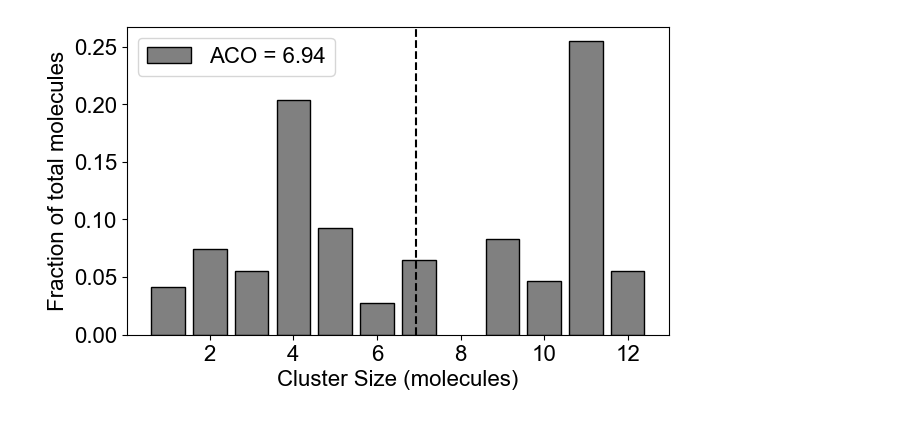
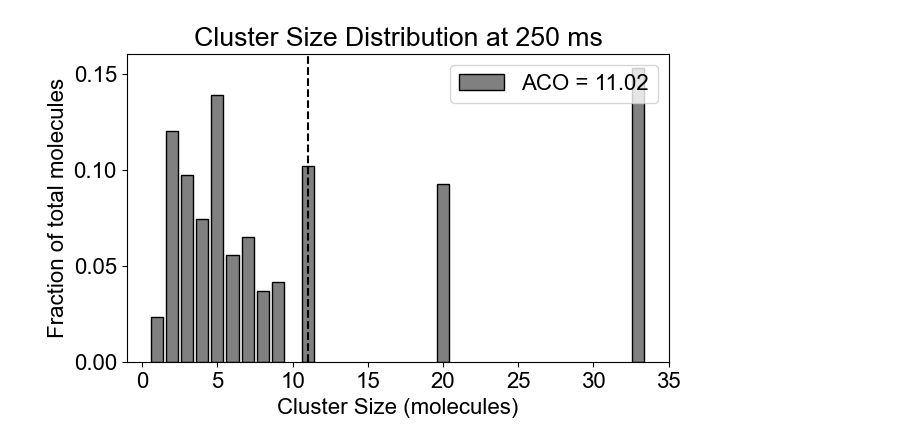
Before and after one commit to MolClustPy/SpringSaLaD-Python-Viz, a Jupyter notebook: histogram.ipynb, the cells around one changed output. Drawn from its saved outputs; the diff is of its cells as text; code cells hidden in the pictures.

```diff
--- a/histogram.ipynb
+++ b/histogram.ipynb
@@ -9,11 +7,20 @@ fotm_file, input_file = find_cluster_fotm(path)
+# %%
+path = r'Examples\Nephrin-Nck-NWasp\Final_version_test_SIMULATIONS\Simulation0_SIM_FOLDER'
+
+#In miliseconds
+time_ms = 250
+time_s = format(float(time_ms/1000), '.3f')
+
+search_directory = os.path.join(path, 'data', 'Cluster_stat', 'Histograms', 'Size_Freq_Fotm', 'MEAN_Run')
+fotm_file = find_files(search_directory, f'MEAN_Run_{time_s}_Size_Freq_Fotm.csv')
 # %%
-outpath = os.path.join(f'{input_file[:-4]}_FOLDER','data')
+outpath = os.path.join(path, 'data')
 # %%
 df = pd.read_csv(fotm_file)
 New_columns = ['Cluster size','frequency','foTM']
 df.columns = New_columns
 df.to_csv(os.path.join(outpath,'pyStat','SteadyState_distribution.csv'), index=False)
-# %%
-plotClusterDist(outpath)
-# %% [output]
-[figure, removed]
+# %%
+plotClusterDistCopy(outpath, [], time_ms)
+# %% [output]
+[figure, added]
```
Also changed, not shown: parts of 2 cells of this notebook, 4 other files.
